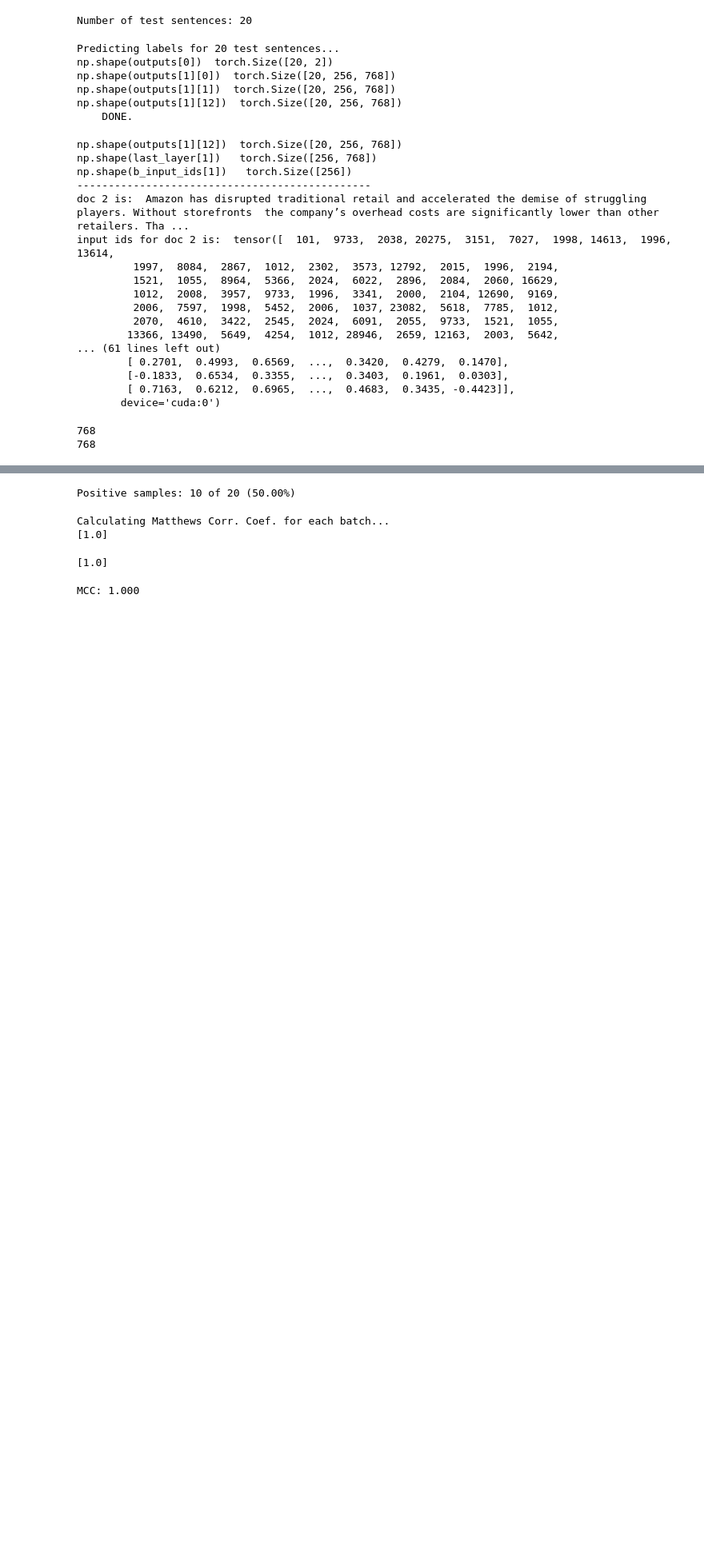
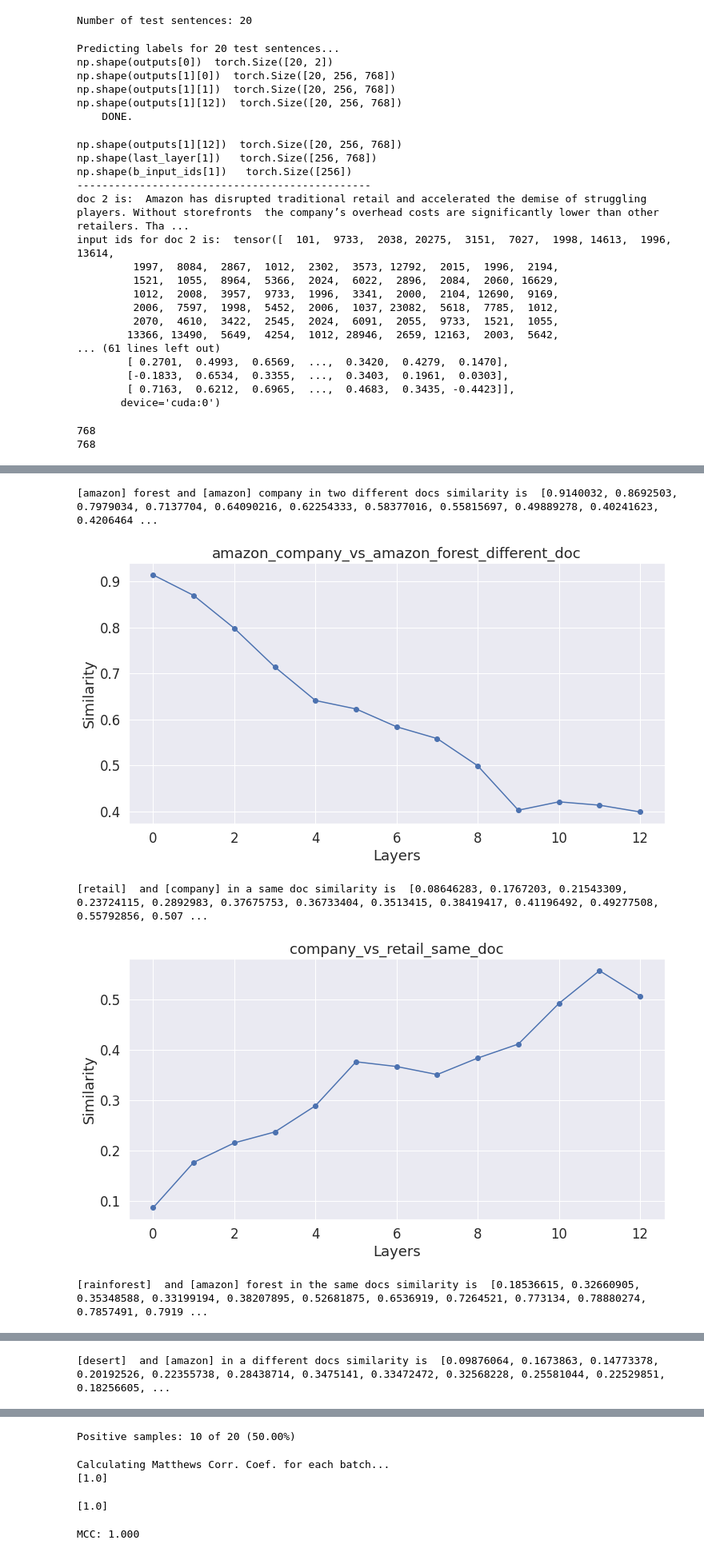
Before and after one commit to AlirezaPNouri/BERTEmbedding, a Jupyter notebook: NYT_BERT.ipynb, the cells around one changed output, grey strips where cells are left out. Shown: that part at 80% size. Saved outputs shown, nothing was run; the diff lists cells and outputs as text; code cells hidden in the pictures; blank space fills up the shorter version.

Commit message:
compare words in different embedding layers

```diff
--- a/NYT_BERT.ipynb
+++ b/NYT_BERT.ipynb
@@ -849,0 +850,66 @@ result in layer 12
+# %%
+amazon_company_vs_amazon_forest_different_doc = list()
+company_vs_retail_same_doc = list()
+rainforest_vs_amazon_forest_same_doc = list()
+desert_forest_vs_amazon_company_diffrent_doc = list()
+for layers in range(0,13):
+  amazon_company_2 = outputs[1][layers][2][1]
+  company_company_2 = outputs[1][layers][2][19]
+  retail_company_2 = outputs[1][layers][2][5]
+
+  amazon_forest_4 = outputs[1][layers][4][13]
+  rainforest_forest_4 = outputs[1][layers][4][14]
+  desert_forest_4 = outputs[1][layers][4][28]
+
+  amazon_company_vs_amazon_forest_different_doc.append(cosine_similarity([amazon_company_2.to('cpu').numpy()], [amazon_forest_4.to('cpu').numpy()])[0][0])
+  company_vs_retail_same_doc.append(cosine_similarity([company_company_2.to('cpu').numpy()], [retail_company_2.to('cpu').numpy()])[0][0])
+  rainforest_vs_amazon_forest_same_doc.append(cosine_similarity([rainforest_forest_4.to('cpu').numpy()], [amazon_forest_4.to('cpu').numpy()])[0][0])
+  desert_forest_vs_amazon_company_diffrent_doc.append(cosine_similarity([desert_forest_4.to('cpu').numpy()], [amazon_company_2.to('cpu').numpy()])[0][0])
+
+
+print('[amazon] forest and [amazon] company in two different docs similarity is ', amazon_company_vs_amazon_forest_different_doc)
+# Increase the plot size and font size.
+sns.set(font_scale=1.5)
+plt.rcParams["figure.figsize"] = (12,6)
+
+# Plot the learning curve.
+plt.plot(amazon_company_vs_amazon_forest_different_doc, 'b-o')
+
+# Label the plot.
+plt.title("amazon_company_vs_amazon_forest_different_doc")
+plt.xlabel("Layers")
+plt.ylabel("Similarity")
+
+plt.show()
+print('[retail]  and [company] in a same doc similarity is ', company_vs_retail_same_doc)
+plt.plot(company_vs_retail_same_doc, 'b-o')
+
+# Label the plot.
+plt.title("company_vs_retail_same_doc")
+plt.xlabel("Layers")
+plt.ylabel("Similarity")
+
+plt.show()
+print('[rainforest]  and [amazon] forest in the same docs similarity is ', rainforest_vs_amazon_forest_same_doc)
+plt.plot(rainforest_vs_amazon_forest_same_doc, 'b-o')
+
+# Label the plot.
+plt.title("rainforest_vs_amazon_forest_same_doc")
+plt.xlabel("Layers")
+plt.ylabel("Similarity")
+
+plt.show()
+print('[desert]  and [amazon] in a different docs similarity is ', desert_forest_vs_amazon_company_diffrent_doc)
+plt.plot(desert_forest_vs_amazon_company_diffrent_doc, 'b-o')
+
+# Label the plot.
+plt.title("desert_forest_vs_amazon_company_diffrent_doc")
+plt.xlabel("Layers")
+plt.ylabel("Similarity")
+plt.show()
+# %% [output]
+[amazon] forest and [amazon] company in two different docs similarity is  [0.9140032, 0.8692503, 0.7979034, 0.7137704, 0.64090216, 0.62254333, 0.58377016, 0.55815697, 0.49889278, 0.40241623, 0.4206464 ...
+[figure, added]
+[retail]  and [company] in a same doc similarity is  [0.08646283, 0.1767203, 0.21543309, 0.23724115, 0.2892983, 0.37675753, 0.36733404, 0.3513415, 0.38419417, 0.41196492, 0.49277508, 0.55792856, 0.507 ...
+[figure, added]
+[rainforest]  and [amazon] forest in the same docs similarity is  [0.18536615, 0.32660905, 0.35348588, 0.33199194, 0.38207895, 0.52681875, 0.6536919, 0.7264521, 0.773134, 0.78880274, 0.7857491, 0.7919 ...
@@ -849,0 +917 @@ result in layer 12
+[desert]  and [amazon] in a different docs similarity is  [0.09876064, 0.1673863, 0.14773378, 0.20192526, 0.22355738, 0.28438714, 0.3475141, 0.33472472, 0.32568228, 0.25581044, 0.22529851, 0.18256605, ...
```
Also changed, not shown: parts of 2 cells of this notebook.
